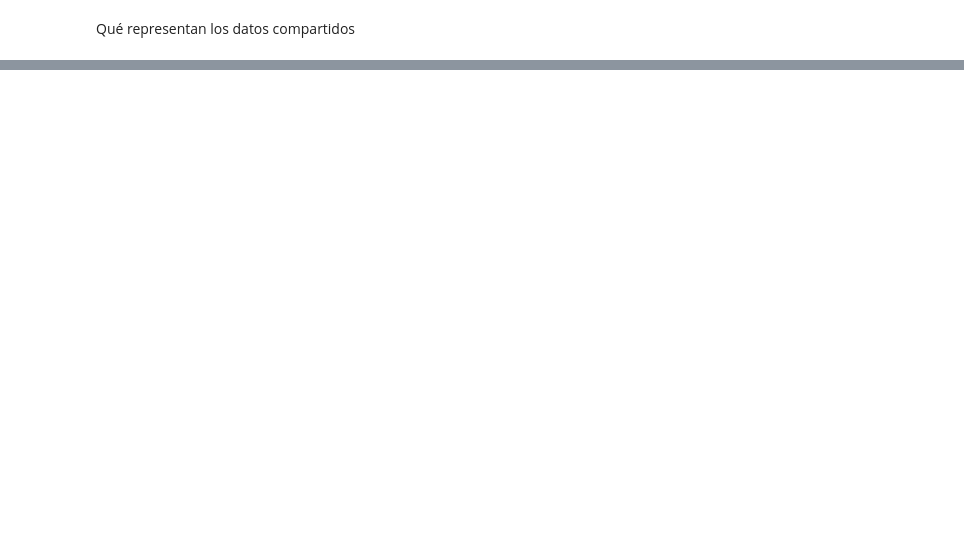
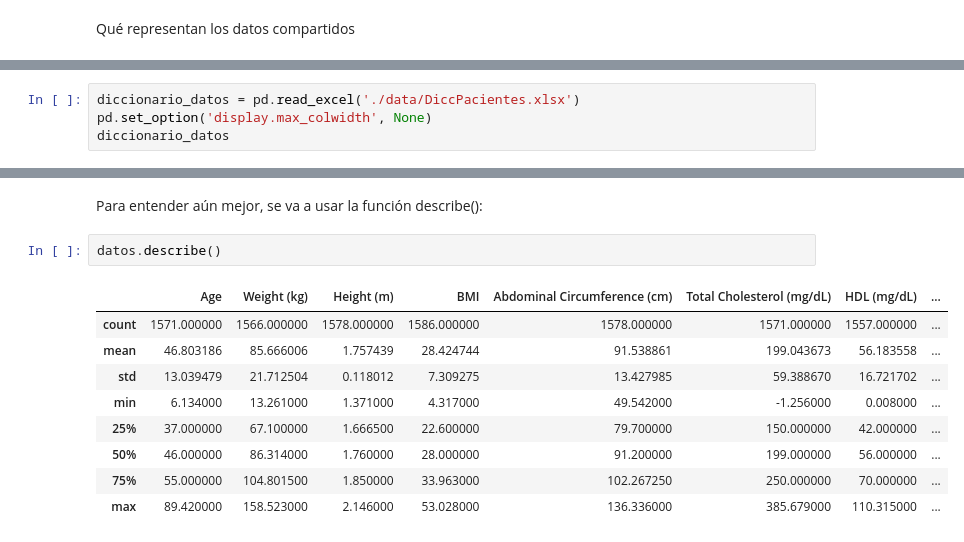
Before and after one commit to SantiSeade/Practica1_AprendizajeDeMaquina, a Jupyter notebook: Laboratorios/L1 Regresion Lineal/LAB1.ipynb, the cells around one changed output, grey strips where cells are left out. Saved outputs shown, nothing was run; the diff lists cells and outputs as text; blank space fills up the shorter version.

```diff
--- a/Laboratorios/L1 Regresion Lineal/LAB1.ipynb
+++ b/Laboratorios/L1 Regresion Lineal/LAB1.ipynb
@@ -51,0 +99,4 @@ datos.head()
+# %%
+diccionario_datos = pd.read_excel('./data/DiccPacientes.xlsx')
+pd.set_option('display.max_colwidth', None)
+diccionario_datos
@@ -51,0 +125,14 @@ datos.head()
+# %% [markdown]
+Para entender aún mejor, se va a usar la función describe():
+# %%
+datos.describe()
+# %% [output]
+|  | Age | Weight (kg) | Height (m) | BMI | Abdominal Circumference (cm) | Total Cholesterol (mg/dL) | HDL (mg/dL) | ... |
+| count | 1571.000000 | 1566.000000 | 1578.000000 | 1586.000000 | 1578.000000 | 1571.000000 | 1557.000000 | ... |
+| mean | 46.803186 | 85.666006 | 1.757439 | 28.424744 | 91.538861 | 199.043673 | 56.183558 | ... |
+| std | 13.039479 | 21.712504 | 0.118012 | 7.309275 | 13.427985 | 59.388670 | 16.721702 | ... |
+| min | 6.134000 | 13.261000 | 1.371000 | 4.317000 | 49.542000 | -1.256000 | 0.008000 | ... |
+| 25% | 37.000000 | 67.100000 | 1.666500 | 22.600000 | 79.700000 | 150.000000 | 42.000000 | ... |
+| 50% | 46.000000 | 86.314000 | 1.760000 | 28.000000 | 91.200000 | 199.000000 | 56.000000 | ... |
+| 75% | 55.000000 | 104.801500 | 1.850000 | 33.963000 | 102.267250 | 250.000000 | 70.000000 | ... |
+| max | 89.420000 | 158.523000 | 2.146000 | 53.028000 | 136.336000 | 385.679000 | 110.315000 | ... |
```
Also changed, not shown: parts of 111 cells of this notebook, 2 other files.
